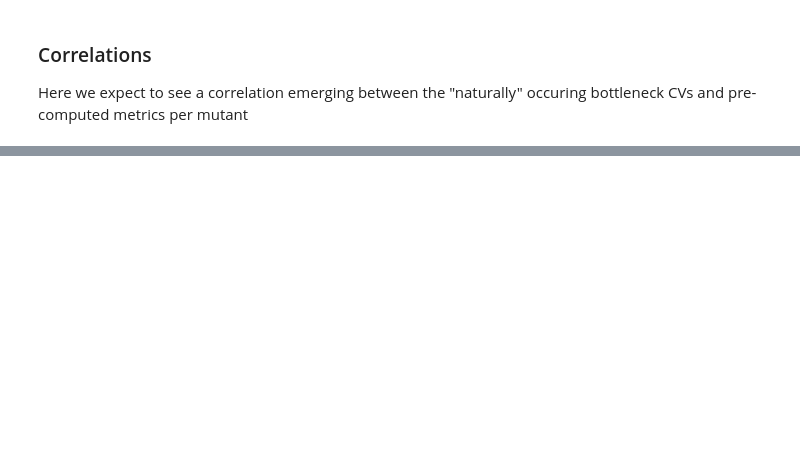
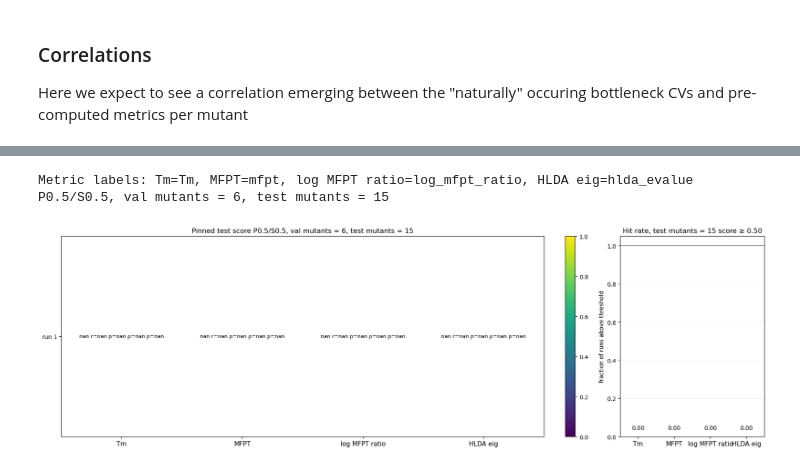
Before and after one commit to alex-zhilkin/DL-course-project, a Jupyter notebook: notebooks/02_train_chignolin_cv_transformer.ipynb, the cells around one changed output, grey strips where cells are left out. Saved outputs shown, nothing was run; the diff lists cells and outputs as text; code cells hidden in the pictures; blank space fills up the shorter version.

```diff
--- a/notebooks/02_train_chignolin_cv_transformer.ipynb
+++ b/notebooks/02_train_chignolin_cv_transformer.ipynb
@@ -751,0 +926,25 @@ plt.show()
+# %%
+analysis_metrics = ['Tm', 'mfpt', 'log_mfpt_ratio', 'hlda_evalue']
+analysis_summary_types = ('mean', 'median')
+analysis_weight_options = (
+    (0.8, 0.2),
+    (0.5, 0.5),
+    (0.2, 0.8),
+)
+analysis_val_mutant_counts = (4, 6, 8)
+selected_weight_pearson = 0.5
+selected_weight_spearman = 0.5
+selected_weight_label = f'P{selected_weight_pearson:.1f}/S{selected_weight_spearman:.1f}'
+selected_analysis_val_mutants = 6
+analysis_success_threshold = 0.5
+metric_label_map = {
+    'Tm': 'Tm',
+    'mfpt': 'MFPT',
+    'log_mfpt_ratio': 'log MFPT ratio',
+    'hlda_evalue': 'HLDA eig',
+}
+print('analysis summary types:', analysis_summary_types)
+print('weight options:', analysis_weight_options)
+print('analysis val mutant counts:', analysis_val_mutant_counts)
+print('selected weight label:', selected_weight_label)
+print('selected analysis val mutants:', selected_analysis_val_mutants)
@@ -751,0 +1410,12 @@ plt.show()
+# %%
+selected_report_df = get_selected_report_df(selected_weight_label)
+render_score_matrix(
+    selected_report_df,
+    selected_weight_label,
+    selected_analysis_val_mutants,
+    title_prefix='Pinned test score',
+)
+# %% [output]
+Metric labels: Tm=Tm, MFPT=mfpt, log MFPT ratio=log_mfpt_ratio, HLDA eig=hlda_evalue
+P0.5/S0.5, val mutants = 6, test mutants = 15
+[figure, added]
```
Also changed, not shown: parts of 16 cells of this notebook, 14 other files.
